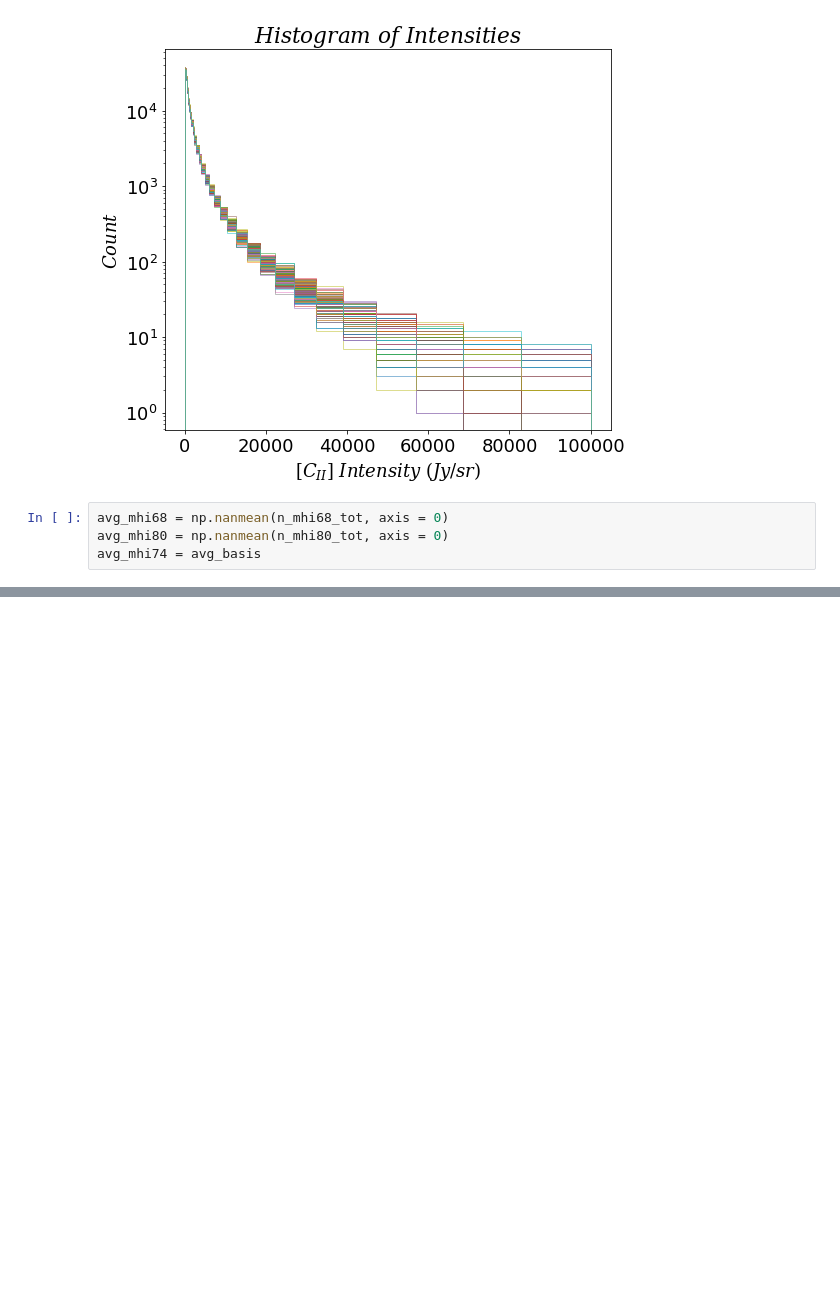
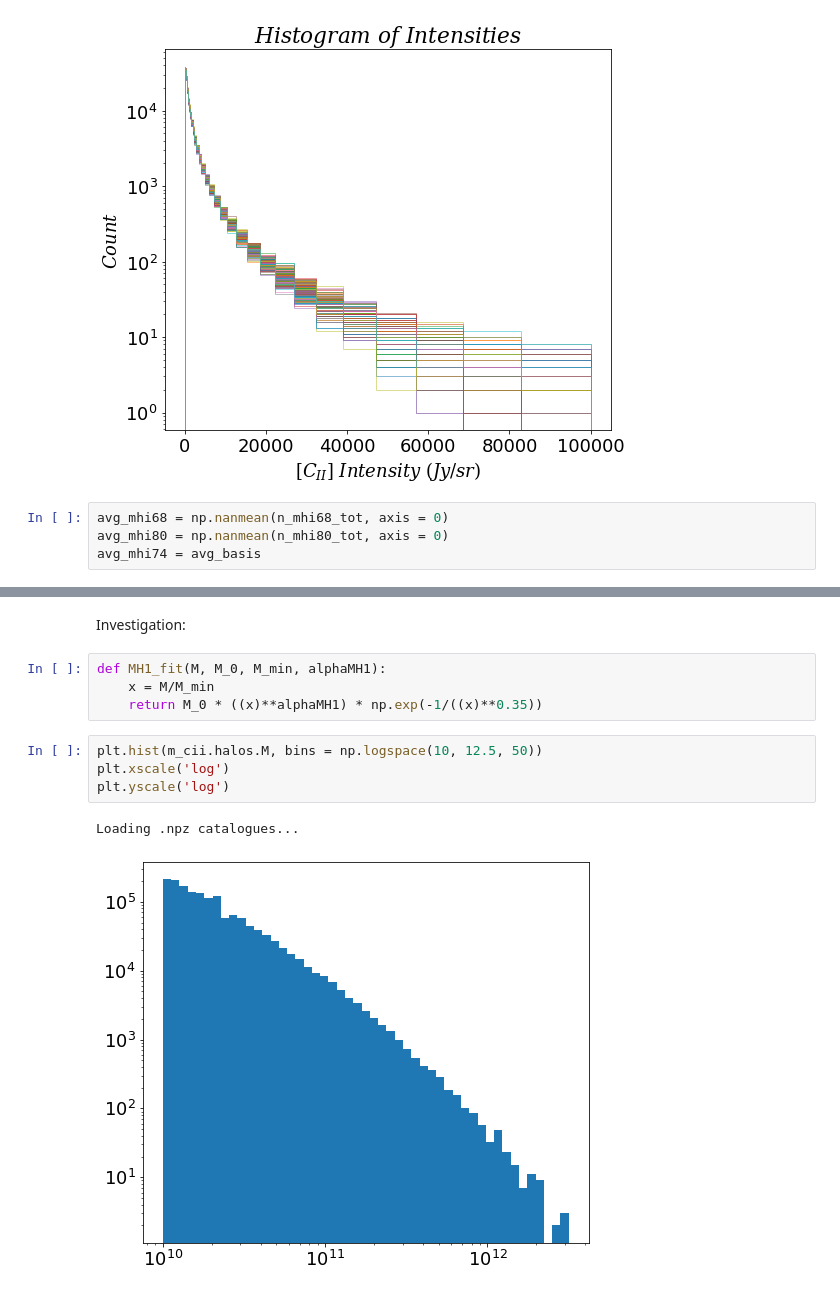
Before and after one commit to PatrickHorlaville/CITA_LIM, a Jupyter notebook: dSrel.ipynb, the cells around one changed output, grey strips where cells are left out. Drawn from its saved outputs; the diff is of its cells as text; blank space fills up the shorter version.

```diff
--- a/dSrel.ipynb
+++ b/dSrel.ipynb
@@ -417 +459,14 @@ plt.savefig('paper_figs/dsrel/alpha_mhi_srel.png', bbox_inches = 'tight')
 [figure]
+# %% [markdown]
+Investigation:
+# %%
+def MH1_fit(M, M_0, M_min, alphaMH1):
+    x = M/M_min
+    return M_0 * ((x)**alphaMH1) * np.exp(-1/((x)**0.35))
+# %%
+plt.hist(m_cii.halos.M, bins = np.logspace(10, 12.5, 50))
+plt.xscale('log')
+plt.yscale('log')
+# %% [output]
+Loading .npz catalogues...
+[figure, added]
```
Also changed, not shown: parts of 22 cells of this notebook, 10 other files.
